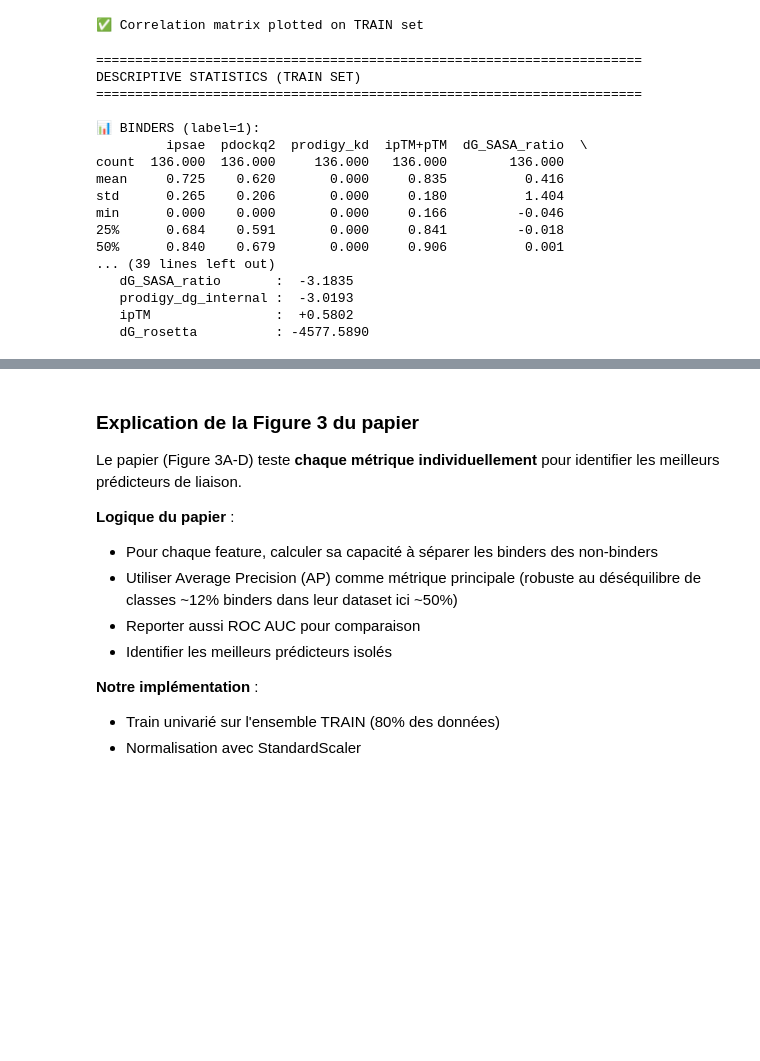
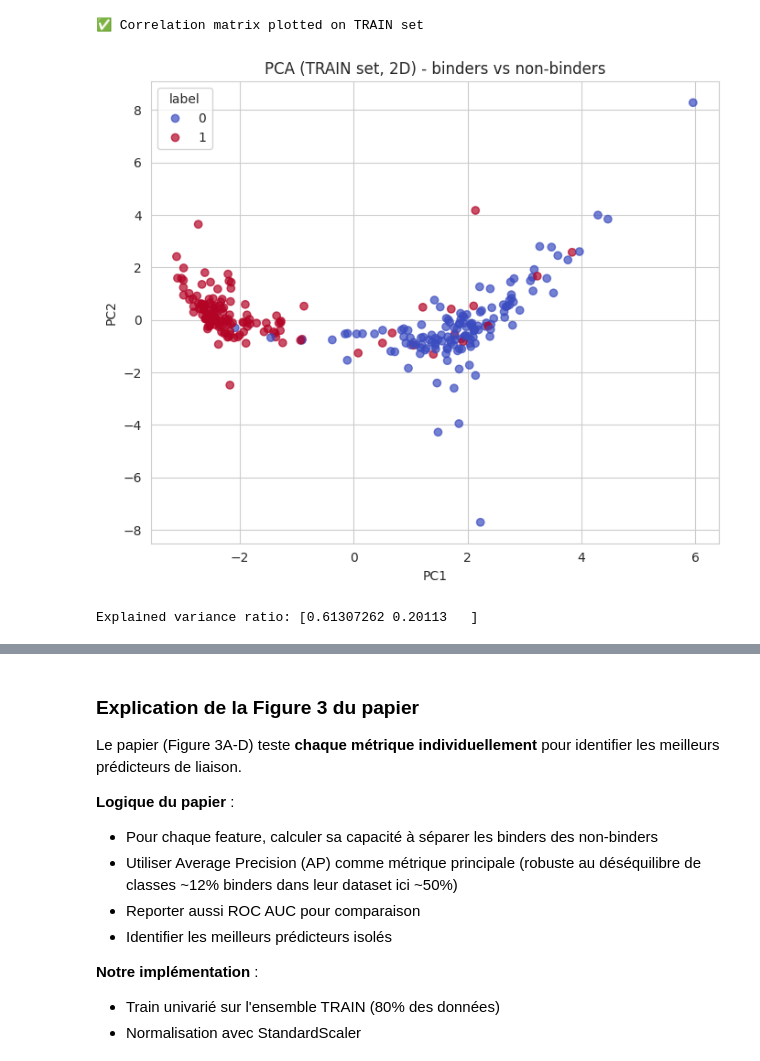
Before and after one commit to KessenP/explorae, a Jupyter notebook: notebooks/binder_selection_pipeline.ipynb, the cells around one changed output, grey strips where cells are left out. Saved outputs shown, nothing was run; the diff lists cells and outputs as text; code cells hidden in the pictures; blank space fills up the shorter version.

```diff
--- a/notebooks/binder_selection_pipeline.ipynb
+++ b/notebooks/binder_selection_pipeline.ipynb
@@ -291,37 +325,40 @@ print("✅ Correlation matrix plotted on TRAIN set")
 # %% [output]
 [figure]
 ✅ Correlation matrix plotted on TRAIN set
-# %%
-# Descriptive statistics by class
-print("\n" + "="*70)
-print("DESCRIPTIVE STATISTICS (TRAIN SET)")
-print("="*70)
-
-print("\n📊 BINDERS (label=1):")
-print(df_train[df_train["label"]==1][FEATURE_COLS].describe().round(3))
-
-print("\n📊 NON-BINDERS (label=0):")
-print(df_train[df_train["label"]==0][FEATURE_COLS].describe().round(3))
-
-print("\n📊 DIFFERENCE (Binders - Non-binders):")
-diff_stats = df_train[df_train["label"]==1][FEATURE_COLS].mean() - df_train[df_train["label"]==0][FEATURE_COLS].mean()
-for col, val in diff_stats.items():
-    print(f"   {col:20s}: {val:+8.4f}")
-# %% [output]
-======================================================================
-DESCRIPTIVE STATISTICS (TRAIN SET)
-======================================================================
-
-📊 BINDERS (label=1):
-         ipsae  pdockq2  prodigy_kd  ipTM+pTM  dG_SASA_ratio  \
-count  136.000  136.000     136.000   136.000        136.000
-mean     0.725    0.620       0.000     0.835          0.416
-std      0.265    0.206       0.000     0.180          1.404
-min      0.000    0.000       0.000     0.166         -0.046
-25%      0.684    0.591       0.000     0.841         -0.018
-50%      0.840    0.679       0.000     0.906          0.001
-... (39 lines left out)
-   dG_SASA_ratio       :  -3.1835
-   prodigy_dg_internal :  -3.0193
-   ipTM                :  +0.5802
-   dG_rosetta          : -4577.5890
+# %%
+from sklearn.decomposition import PCA
+from sklearn.preprocessing import StandardScaler
+# optionnel :
+# !pip install umap-learn
+# import umap
+
+# On prend uniquement les features, TRAIN set
+X_train_eda = df_train[FEATURE_COLS].values
+y_train_eda = df_train["label"].values
+
+# Standardisation
+scaler_eda = StandardScaler()
+X_train_scaled = scaler_eda.fit_transform(X_train_eda)
+
+# PCA 2D
+pca = PCA(n_components=2, random_state=RANDOM_STATE)
+X_pca = pca.fit_transform(X_train_scaled)
+
+fig, ax = plt.subplots(figsize=(7, 6))
+scatter = ax.scatter(
+    X_pca[:, 0], X_pca[:, 1],
+    c=y_train_eda,
+    cmap="coolwarm",
+    alpha=0.7
+)
+ax.set_xlabel("PC1")
+ax.set_ylabel("PC2")
+ax.set_title("PCA (TRAIN set, 2D) - binders vs non-binders")
+plt.legend(*scatter.legend_elements(), title="label")
+plt.tight_layout()
+plt.show()
+
+print("Explained variance ratio:", pca.explained_variance_ratio_)
+# %% [output]
+[figure, added]
+Explained variance ratio: [0.61307262 0.20113   ]
```
Also changed, not shown: parts of 6 cells of this notebook.
